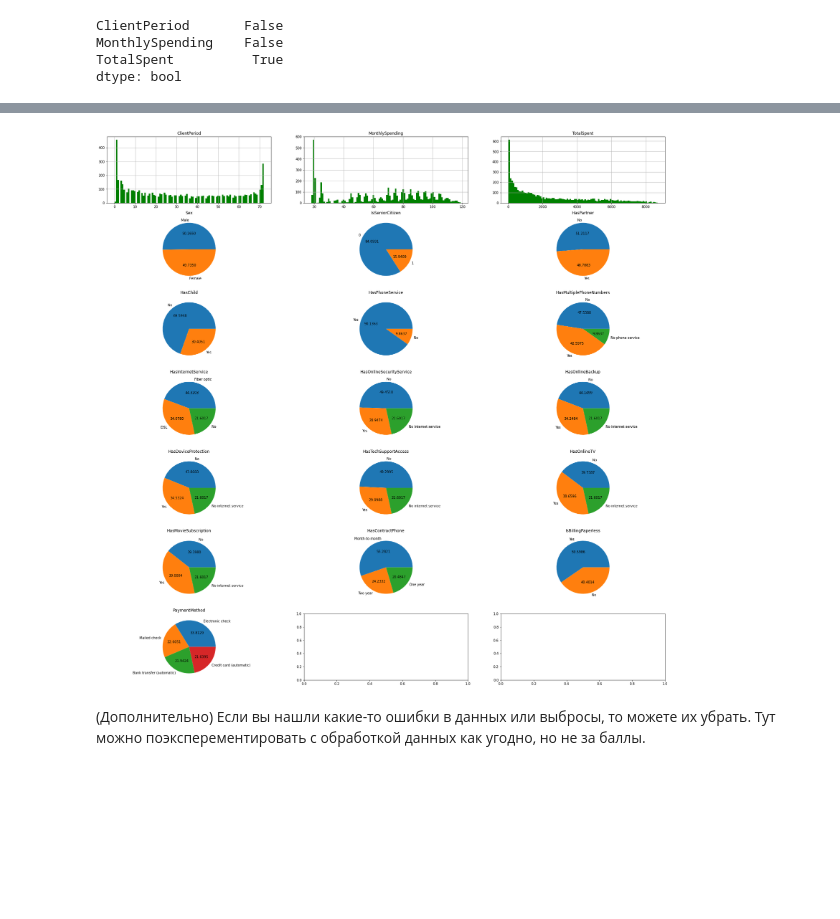
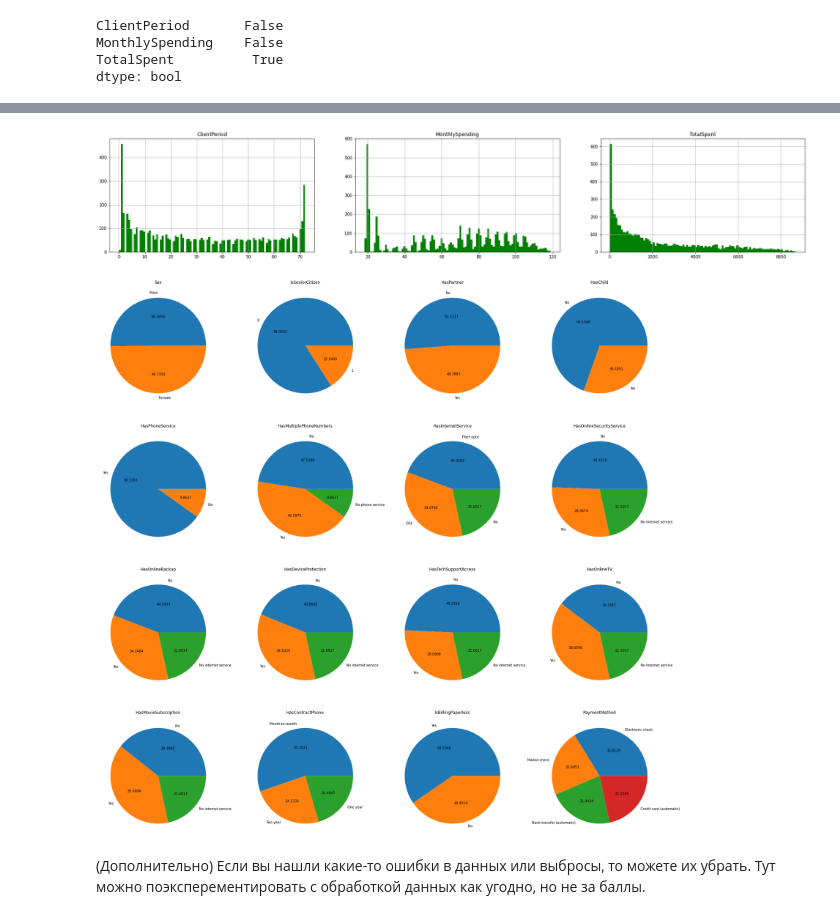
Before and after one commit to MrAntonS/ML22, a Jupyter notebook: 16.1. Домашнее задание. Решение ML-задачи и kaggle/baseline.ipynb, the cells around one changed output, grey strips where cells are left out. Saved outputs shown, nothing was run; the diff lists cells and outputs as text; code cells hidden in the pictures; blank space fills up the shorter version.

```diff
--- a/16.1. Домашнее задание. Решение ML-задачи и kaggle/baseline.ipynb
+++ b/16.1. Домашнее задание. Решение ML-задачи и kaggle/baseline.ipynb
@@ -169,26 +169,27 @@ PaymentMethod               False
 dtype: bool
 # %%
 # YOUR CODE
-fig, ax = plt.subplots(7, 3, figsize=(30, 30))
+fig, ax = plt.subplots(1, 3, figsize=(30, 5))
 ax = ax.ravel()
 # plt.hist()
 x = np.arange(numeric.shape[0])
 for i, j in enumerate(numeric.keys()):
     # print(numeric[j].values)
     # print(numeric.value_counts())
     out = ax[i].hist(numeric[j].values, 100, facecolor='g')
     ax[i].set_title(j)
     ax[i].grid(True)
-fig, ax = plt.subplots(7, 3, figsize=(30, 30))
+fig, ax = plt.subplots(4, 4, figsize=(30, 30))
 ax = ax.ravel()
 for i, j in enumerate(categorial):
     # print(numeric[j].values)
     # print(numeric.value_counts())
-    out = ax[i + 3].pie(categorial[j].value_counts(), labels = categorial[j].value_counts().keys(), autopct='%.4f')
-    ax[i + 3].set_title(j)
+    out = ax[i].pie(categorial[j].value_counts(), labels = categorial[j].value_counts().keys(), autopct='%.4f')
+    ax[i].set_title(j)
 plt.show()
 # %% [output]
-[figure, old version]
+[figure, new version]
+[figure, added]
 # %% [markdown]
 (Дополнительно) Если вы нашли какие-то ошибки в данных или выбросы, то можете их убрать. Тут можно поэксперементировать с обработкой данных как угодно, но не за баллы.
 # %%
```
